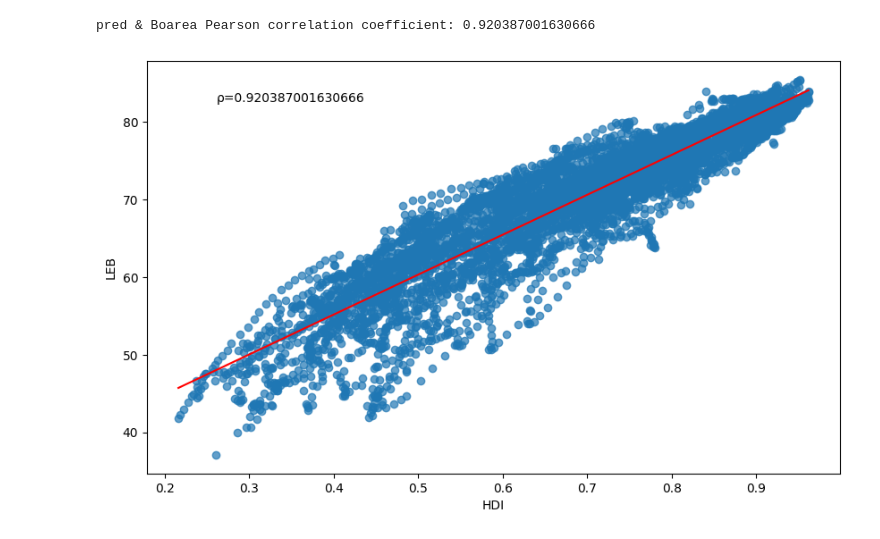
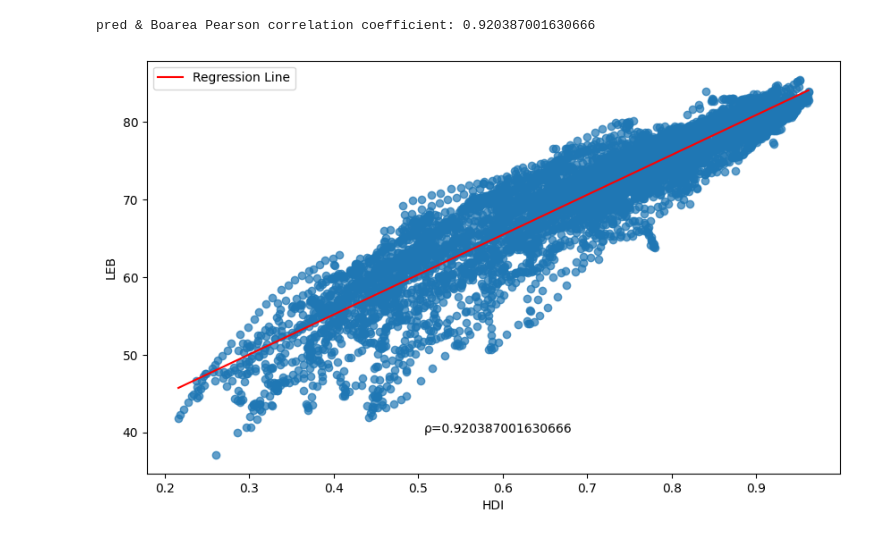
Before and after one commit to MahdiTheGreat/LifeExpectancy, a Jupyter notebook: LifeExpectancy.ipynb, the cells around one changed output. Drawn from its saved outputs; the diff is of its cells as text; code cells hidden in the pictures.

```diff
--- a/LifeExpectancy.ipynb
+++ b/LifeExpectancy.ipynb
@@ -269,16 +235,17 @@ pred & Boarea Pearson correlation coefficient: 0.920387001630666
 # %%
 # Scatter plot of Closing Price vs. Boarea
 plt.figure(figsize=(10, 6))
 plt.scatter(data['HDI'], data['LEB'], alpha=0.7)
 #plt.title('Closing Price vs. Boarea (2022)')
 plt.xlabel('HDI')
 plt.ylabel('LEB')
 x_line = np.asarray([min(data['HDI']), max(data['HDI'])]).reshape(-1, 1)
 y_line = lr.predict(x_line)
 # Plot the regression line
 plt.plot(x_line, y_line, color='red', label='Regression Line')
-plt.annotate(f'ρ={correlation}',xy=(0.1,0.9),xycoords='axes fraction')
+plt.annotate(f'ρ={correlation}',xy=(0.4,0.1),xycoords='axes fraction')
+plt.legend(loc='best')
 plt.savefig('LEB(HDI).pdf', format='pdf')
 plt.show()
 # %% [output]
-[figure, old version]
+[figure, new version]
```
Also changed, not shown: parts of 20 cells of this notebook.
